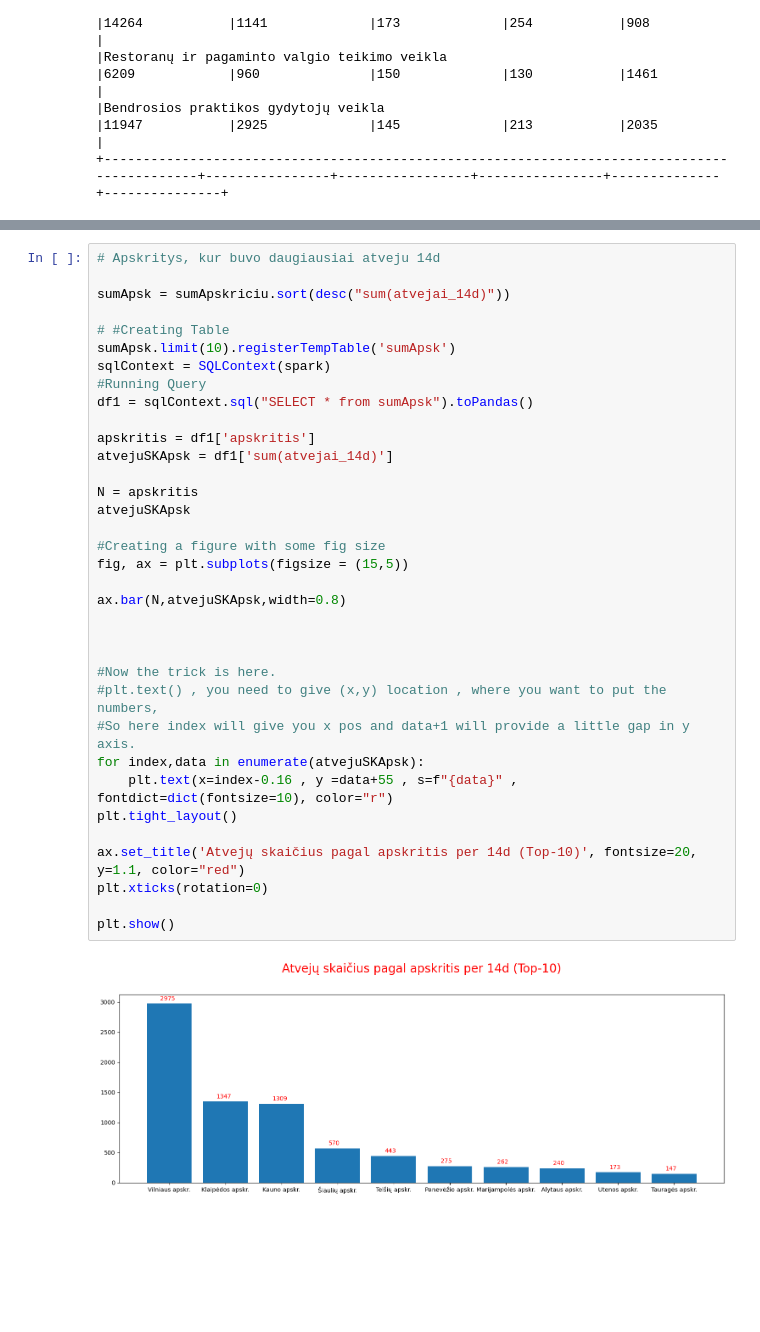
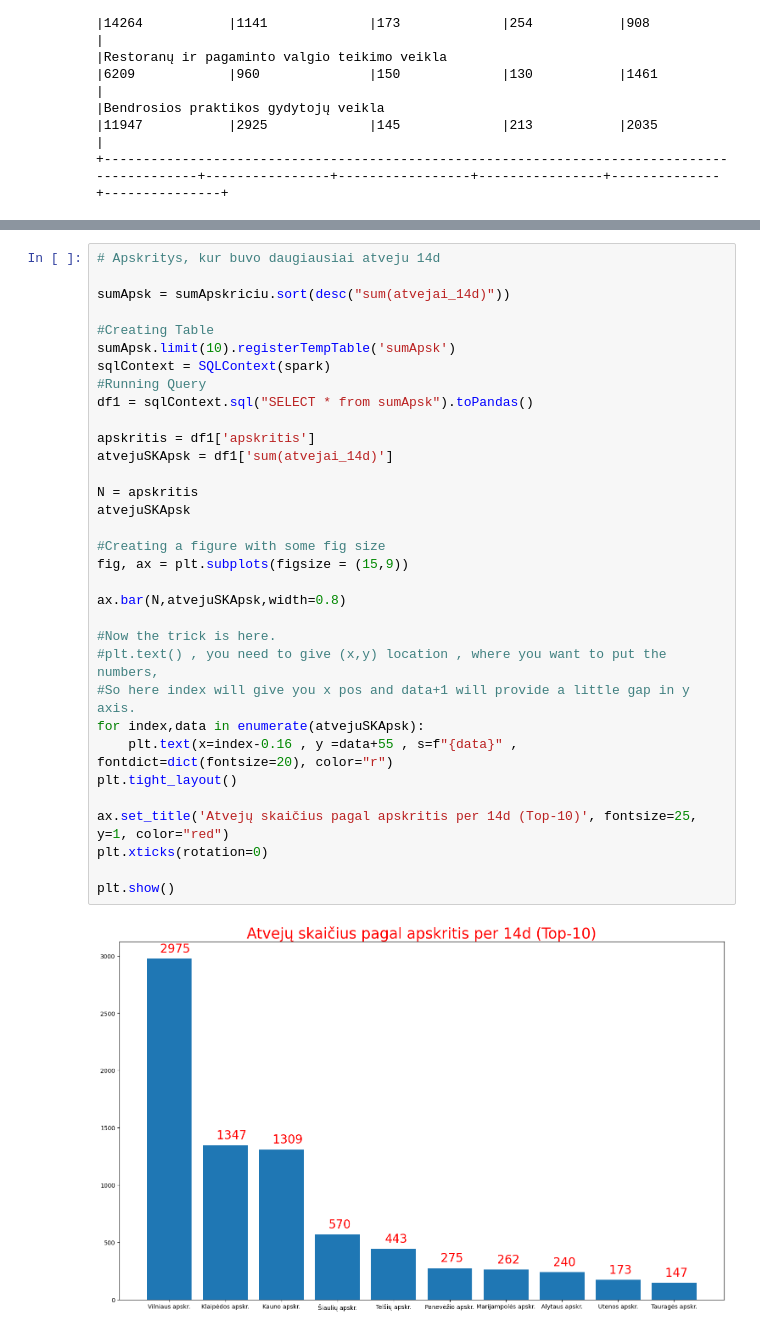
Before and after one commit to dainaklis/PySpark, a Jupyter notebook: Darbdaviai.ipynb, the cells around one changed output, grey strips where cells are left out. Saved outputs shown, nothing was run; the diff lists cells and outputs as text; blank space fills up the shorter version.

```diff
--- a/Darbdaviai.ipynb
+++ b/Darbdaviai.ipynb
@@ -223,37 +223,35 @@ plt.show()
 # %%
 # Apskritys, kur buvo daugiausiai atveju 14d
 
 sumApsk = sumApskriciu.sort(desc("sum(atvejai_14d)"))
 
-# #Creating Table
+#Creating Table
 sumApsk.limit(10).registerTempTable('sumApsk')
 sqlContext = SQLContext(spark)
 #Running Query
 df1 = sqlContext.sql("SELECT * from sumApsk").toPandas()
 
 apskritis = df1['apskritis']
 atvejuSKApsk = df1['sum(atvejai_14d)']
 
 N = apskritis
 atvejuSKApsk
 
 #Creating a figure with some fig size
-fig, ax = plt.subplots(figsize = (15,5))
+fig, ax = plt.subplots(figsize = (15,9))
 
 ax.bar(N,atvejuSKApsk,width=0.8)
-
-
 
 #Now the trick is here.
 #plt.text() , you need to give (x,y) location , where you want to put the numbers,
 #So here index will give you x pos and data+1 will provide a little gap in y axis.
 for index,data in enumerate(atvejuSKApsk):
-    plt.text(x=index-0.16 , y =data+55 , s=f"{data}" , fontdict=dict(fontsize=10), color="r")
+    plt.text(x=index-0.16 , y =data+55 , s=f"{data}" , fontdict=dict(fontsize=20), color="r")
 plt.tight_layout()
 
-ax.set_title('Atvejų skaičius pagal apskritis per 14d (Top-10)', fontsize=20, y=1.1, color="red")
+ax.set_title('Atvejų skaičius pagal apskritis per 14d (Top-10)', fontsize=25, y=1, color="red")
 plt.xticks(rotation=0)
 
 plt.show()
 # %% [output]
-[figure, old version]
+[figure, new version]
```
Also changed, not shown: parts of 7 cells of this notebook.
